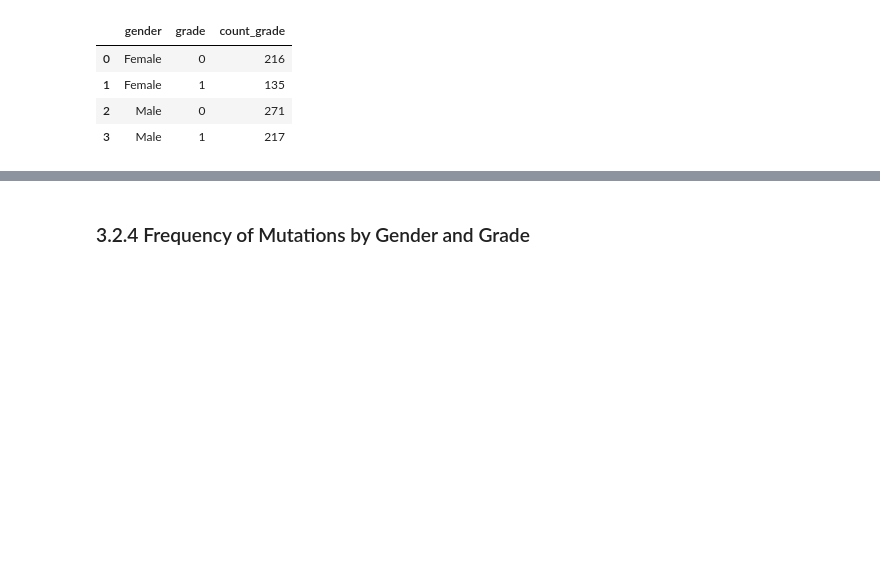
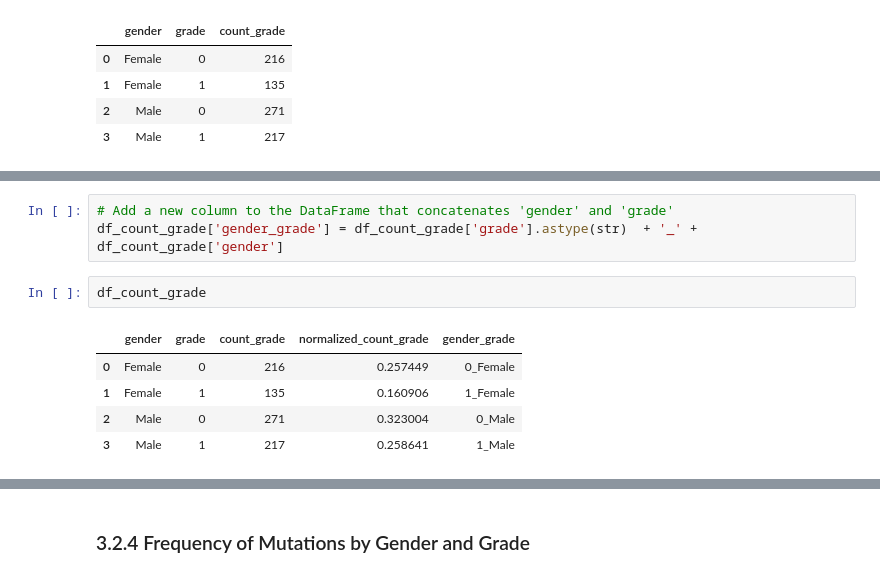
Before and after one commit to AnJoGoe/Mini_Project_SQL, a Jupyter notebook: notebooks/Mini_Project_SQL.ipynb, the cells around one changed output, grey strips where cells are left out. Cells and saved outputs as stored; diff of their text form; blank space fills up the shorter version.

```diff
--- a/notebooks/Mini_Project_SQL.ipynb
+++ b/notebooks/Mini_Project_SQL.ipynb
@@ -530,0 +547,11 @@ df_count_grade
+# %%
+# Add a new column to the DataFrame that concatenates 'gender' and 'grade'
+df_count_grade['gender_grade'] = df_count_grade['grade'].astype(str)  + '_' + df_count_grade['gender']
+# %%
+df_count_grade
+# %% [output]
+|  | gender | grade | count_grade | normalized_count_grade | gender_grade |
+| 0 | Female | 0 | 216 | 0.257449 | 0_Female |
+| 1 | Female | 1 | 135 | 0.160906 | 1_Female |
+| 2 | Male | 0 | 271 | 0.323004 | 0_Male |
+| 3 | Male | 1 | 217 | 0.258641 | 1_Male |
```
Also changed, not shown: parts of 7 cells of this notebook, 5 other files.
